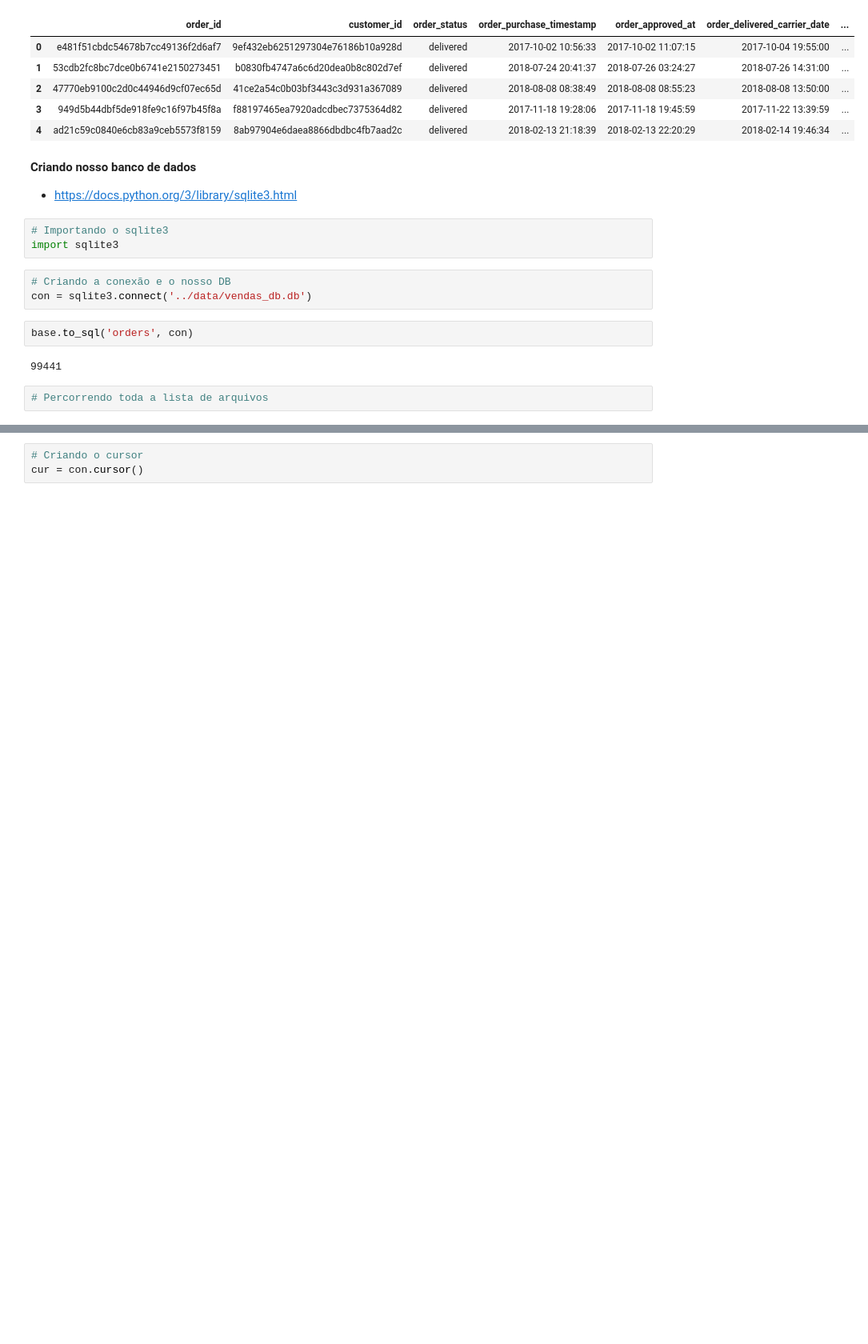
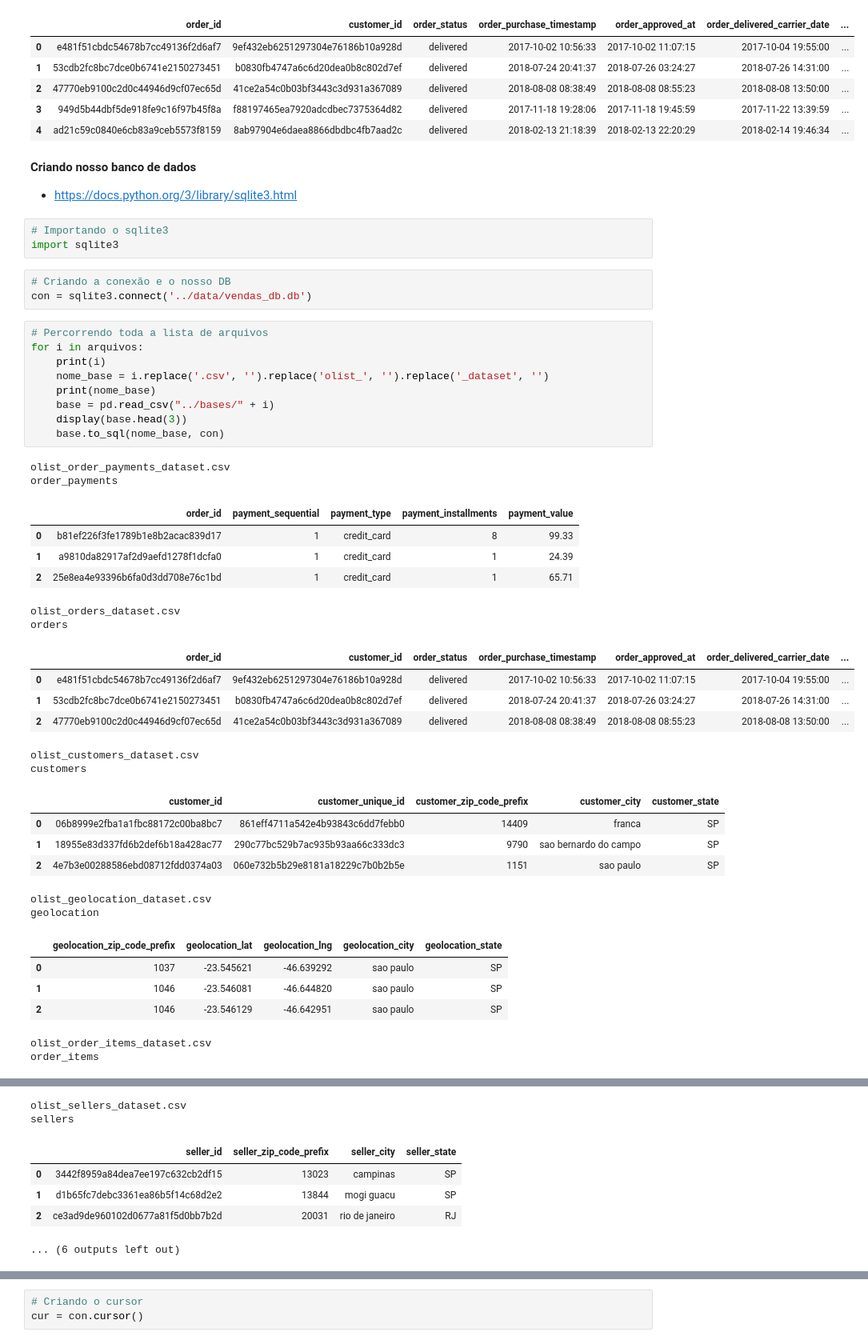
Before and after one commit to PauloViniciusR/SQL, a Jupyter notebook: Storytelling_sql/notebook/3. base.ipynb, the cells around one changed output, grey strips where cells are left out. Shown at 80% size. Drawn from its saved outputs; the diff is of its cells as text; blank space fills up the shorter version.

```diff
--- a/Storytelling_sql/notebook/base.ipynb
+++ b/Storytelling_sql/notebook/3. base.ipynb
@@ -54,9 +54,39 @@ import sqlite3
 # %%
 # Criando a conexão e o nosso DB
 con = sqlite3.connect('../data/vendas_db.db')
-# %%
-base.to_sql('orders', con)
-# %% [output]
-99441
-# %%
-# Percorrendo toda a lista de arquivos
+# %%
+# Percorrendo toda a lista de arquivos
+for i in arquivos:
+    print(i)
+    nome_base = i.replace('.csv', '').replace('olist_', '').replace('_dataset', '')
+    print(nome_base)
+    base = pd.read_csv("../bases/" + i)
+    display(base.head(3))
+    base.to_sql(nome_base, con)
+# %% [output]
+olist_order_payments_dataset.csv
+order_payments
+|  | order_id | payment_sequential | payment_type | payment_installments | payment_value |
+| 0 | b81ef226f3fe1789b1e8b2acac839d17 | 1 | credit_card | 8 | 99.33 |
+| 1 | a9810da82917af2d9aefd1278f1dcfa0 | 1 | credit_card | 1 | 24.39 |
+| 2 | 25e8ea4e93396b6fa0d3dd708e76c1bd | 1 | credit_card | 1 | 65.71 |
+olist_orders_dataset.csv
+orders
+|  | order_id | customer_id | order_status | order_purchase_timestamp | order_approved_at | order_delivered_carrier_date | ... |
+| 0 | e481f51cbdc54678b7cc49136f2d6af7 | 9ef432eb6251297304e76186b10a928d | delivered | 2017-10-02 10:56:33 | 2017-10-02 11:07:15 | 2017-10-04 19:55:00 | ... |
+| 1 | 53cdb2fc8bc7dce0b6741e2150273451 | b0830fb4747a6c6d20dea0b8c802d7ef | delivered | 2018-07-24 20:41:37 | 2018-07-26 03:24:27 | 2018-07-26 14:31:00 | ... |
+| 2 | 47770eb9100c2d0c44946d9cf07ec65d | 41ce2a54c0b03bf3443c3d931a367089 | delivered | 2018-08-08 08:38:49 | 2018-08-08 08:55:23 | 2018-08-08 13:50:00 | ... |
+olist_customers_dataset.csv
+customers
+|  | customer_id | customer_unique_id | customer_zip_code_prefix | customer_city | customer_state |
+| 0 | 06b8999e2fba1a1fbc88172c00ba8bc7 | 861eff4711a542e4b93843c6dd7febb0 | 14409 | franca | SP |
+| 1 | 18955e83d337fd6b2def6b18a428ac77 | 290c77bc529b7ac935b93aa66c333dc3 | 9790 | sao bernardo do campo | SP |
+| 2 | 4e7b3e00288586ebd08712fdd0374a03 | 060e732b5b29e8181a18229c7b0b2b5e | 1151 | sao paulo | SP |
+olist_geolocation_dataset.csv
+geolocation
+|  | geolocation_zip_code_prefix | geolocation_lat | geolocation_lng | geolocation_city | geolocation_state |
+| 0 | 1037 | -23.545621 | -46.639292 | sao paulo | SP |
+| 1 | 1046 | -23.546081 | -46.644820 | sao paulo | SP |
+| 2 | 1046 | -23.546129 | -46.642951 | sao paulo | SP |
+olist_order_items_dataset.csv
+order_items
@@ -62,0 +97,7 @@ base.to_sql('orders', con)
+olist_sellers_dataset.csv
+sellers
+|  | seller_id | seller_zip_code_prefix | seller_city | seller_state |
+| 0 | 3442f8959a84dea7ee197c632cb2df15 | 13023 | campinas | SP |
+| 1 | d1b65fc7debc3361ea86b5f14c68d2e2 | 13844 | mogi guacu | SP |
+| 2 | ce3ad9de960102d0677a81f5d0bb7b2d | 20031 | rio de janeiro | RJ |
+... (6 outputs left out)
```
Also changed, not shown: parts of 5 cells of this notebook, 2 other files.
